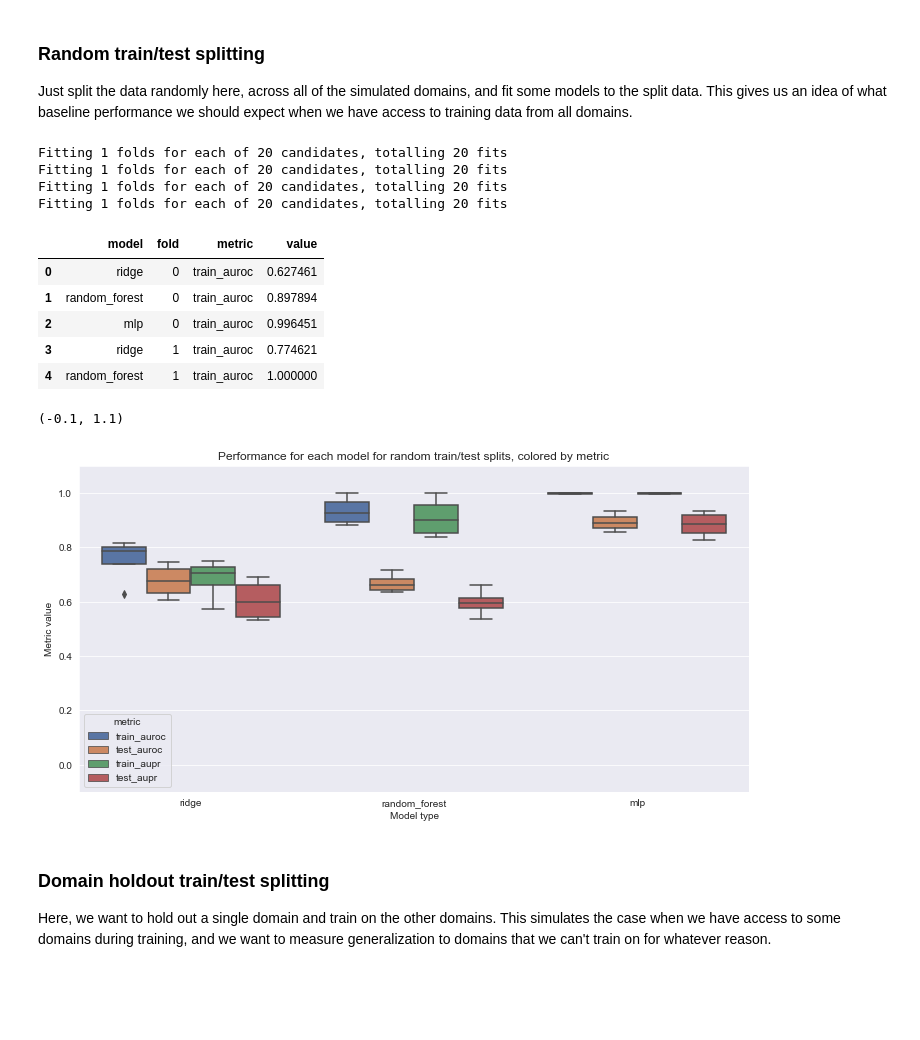
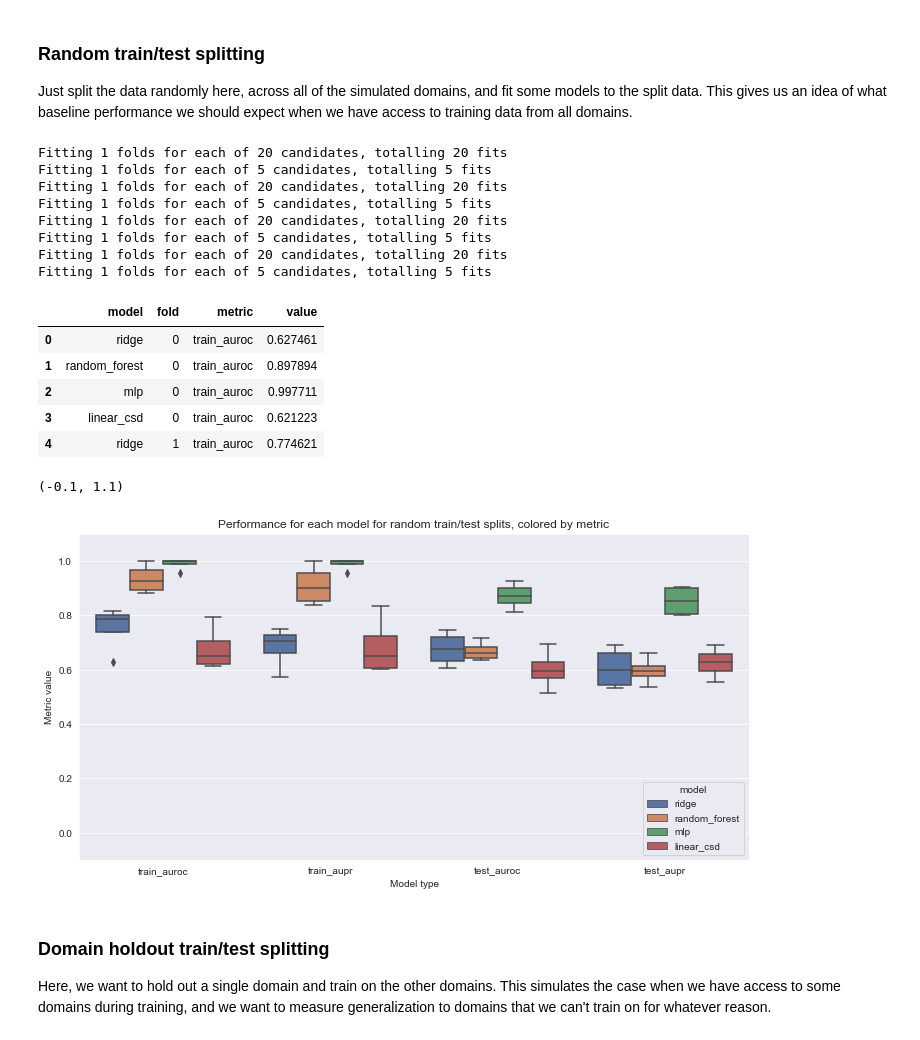
Before and after one commit to greenelab/pancancer-evaluation, a Jupyter notebook: 09_simulations/simulate_domains.ipynb, the cells around one changed output. Saved outputs shown, nothing was run; the diff lists cells and outputs as text; code cells hidden in the pictures; blank space fills up the shorter version.

Commit message:
add linear CSD to all analyses in NB

```diff
--- a/09_simulations/simulate_domains.ipynb
+++ b/09_simulations/simulate_domains.ipynb
@@ -125,30 +127,34 @@ axarr[1].legend()
 
 Just split the data randomly here, across all of the simulated domains, and fit some models to the split data. This gives us an idea of what baseline performance we should expect when we have access to training data from all domains.
 # %%
-results_df = train_k_folds_all_models(xs, ys)
+results_df = train_k_folds_all_models(xs, ys, domains[:, np.newaxis])
 results_df.head()
 # %% [output]
 Fitting 1 folds for each of 20 candidates, totalling 20 fits
+Fitting 1 folds for each of 5 candidates, totalling 5 fits
 Fitting 1 folds for each of 20 candidates, totalling 20 fits
+Fitting 1 folds for each of 5 candidates, totalling 5 fits
 Fitting 1 folds for each of 20 candidates, totalling 20 fits
+Fitting 1 folds for each of 5 candidates, totalling 5 fits
 Fitting 1 folds for each of 20 candidates, totalling 20 fits
+Fitting 1 folds for each of 5 candidates, totalling 5 fits
 |  | model | fold | metric | value |
 | 0 | ridge | 0 | train_auroc | 0.627461 |
 | 1 | random_forest | 0 | train_auroc | 0.897894 |
-| 2 | mlp | 0 | train_auroc | 0.996451 |
-| 3 | ridge | 1 | train_auroc | 0.774621 |
-| 4 | random_forest | 1 | train_auroc | 1.000000 |
+| 2 | mlp | 0 | train_auroc | 0.997711 |
+| 3 | linear_csd | 0 | train_auroc | 0.621223 |
+| 4 | ridge | 1 | train_auroc | 0.774621 |
 # %%
 sns.set({'figure.figsize': (12, 6)})
 
-sns.boxplot(data=results_df, x='model', y='value', hue='metric')
+sns.boxplot(data=results_df.sort_values(by='metric', ascending=False), x='metric', y='value', hue='model')
 plt.title('Performance for each model for random train/test splits, colored by metric')
 plt.xlabel('Model type')
 plt.ylabel('Metric value')
 plt.ylim(-0.1, 1.1)
 # %% [output]
 (-0.1, 1.1)
-[figure, old version]
+[figure, new version]
 # %% [markdown]
 ### Domain holdout train/test splitting
 
```
Also changed, not shown: parts of 11 cells of this notebook, 2 other files.
